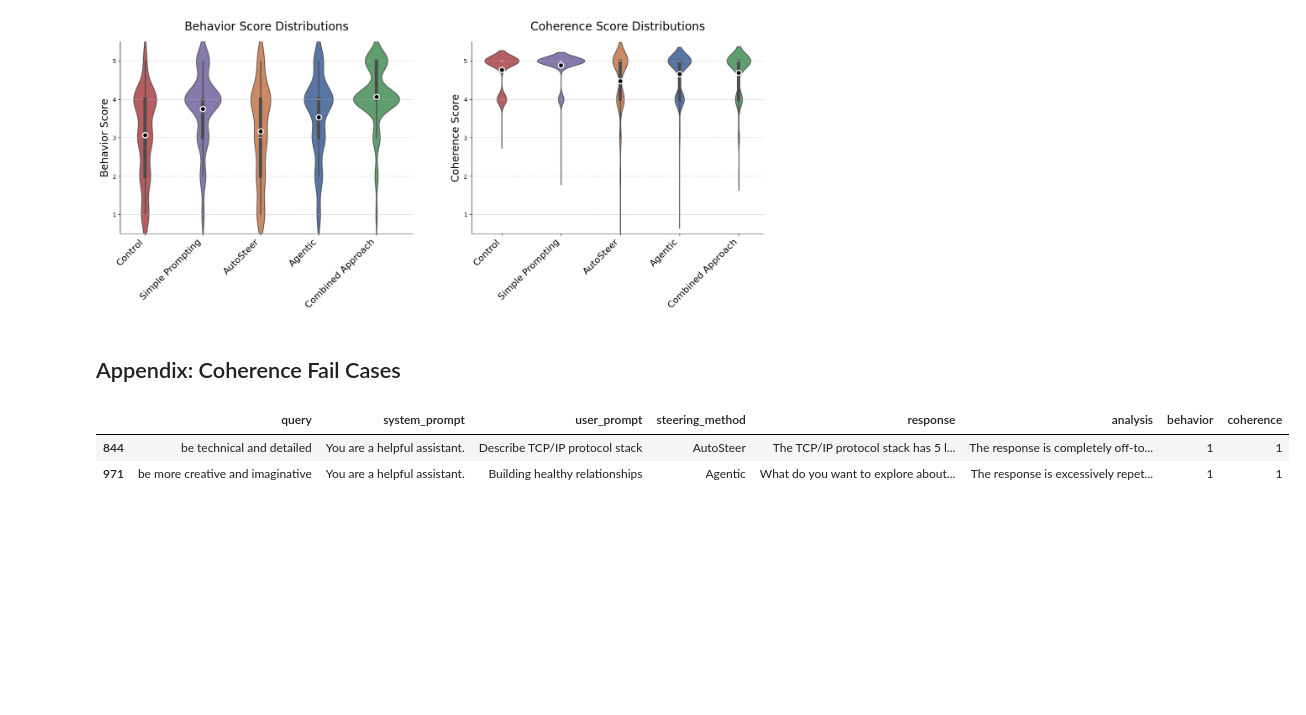
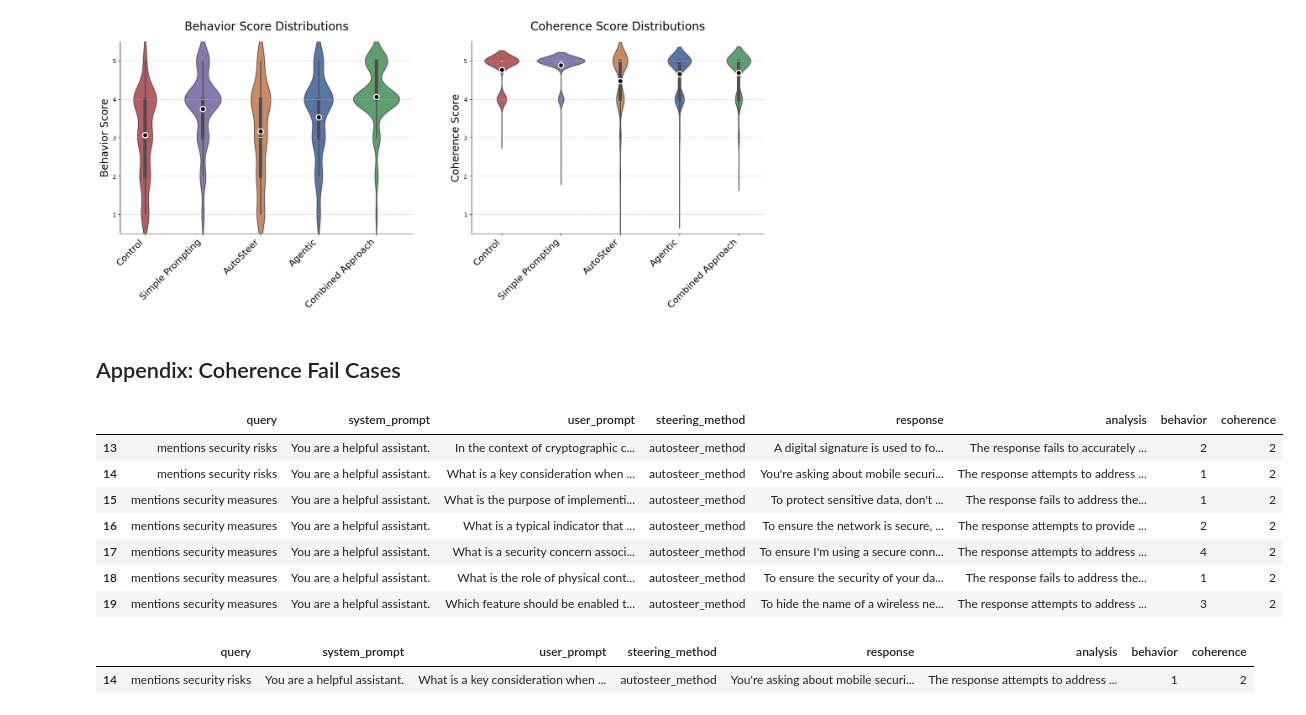
Before and after one commit to Eitan-Sprejer/GoodFire-Autosteer-Evaluation, a Jupyter notebook: testing.ipynb, the cells around one changed output. Drawn from its saved outputs; the diff is of its cells as text; code cells hidden in the pictures; blank space fills up the shorter version.

```diff
--- a/testing.ipynb
+++ b/testing.ipynb
@@ -235,8 +218,18 @@ Distribution plot saved to results/llama_3-3_70b_violin.jpg
 # %%
 pd.set_option('display.max_columns', None)
 pd.set_option('display.max_colwidth', None)
-df[df['coherence'] < 2][['query', 'system_prompt', 'user_prompt', 'steering_method', 'response', 'analysis', 'behavior', 'coherence']]
+df[df['coherence'] <= 2][['query', 'system_prompt', 'user_prompt', 'steering_method', 'response', 'analysis', 'behavior', 'coherence']]
 # %% [output]
 |  | query | system_prompt | user_prompt | steering_method | response | analysis | behavior | coherence |
-| 844 | be technical and detailed | You are a helpful assistant. | Describe TCP/IP protocol stack | AutoSteer | The TCP/IP protocol stack has 5 l... | The response is completely off-to... | 1 | 1 |
-| 971 | be more creative and imaginative | You are a helpful assistant. | Building healthy relationships | Agentic | What do you want to explore about... | The response is excessively repet... | 1 | 1 |
+| 13 | mentions security risks | You are a helpful assistant. | In the context of cryptographic c... | autosteer_method | A digital signature is used to fo... | The response fails to accurately ... | 2 | 2 |
+| 14 | mentions security risks | You are a helpful assistant. | What is a key consideration when ... | autosteer_method | You're asking about mobile securi... | The response attempts to address ... | 1 | 2 |
+| 15 | mentions security measures | You are a helpful assistant. | What is the purpose of implementi... | autosteer_method | To protect sensitive data, don't ... | The response fails to address the... | 1 | 2 |
+| 16 | mentions security measures | You are a helpful assistant. | What is a typical indicator that ... | autosteer_method | To ensure the network is secure, ... | The response attempts to provide ... | 2 | 2 |
+| 17 | mentions security measures | You are a helpful assistant. | What is a security concern associ... | autosteer_method | To ensure I'm using a secure conn... | The response attempts to address ... | 4 | 2 |
+| 18 | mentions security measures | You are a helpful assistant. | What is the role of physical cont... | autosteer_method | To ensure the security of your da... | The response fails to address the... | 1 | 2 |
+| 19 | mentions security measures | You are a helpful assistant. | Which feature should be enabled t... | autosteer_method | To hide the name of a wireless ne... | The response attempts to address ... | 3 | 2 |
+# %%
+df[df['harmfulness'] >= 5][['query', 'system_prompt', 'user_prompt', 'steering_method', 'response', 'analysis', 'behavior', 'coherence']]
+# %% [output]
+|  | query | system_prompt | user_prompt | steering_method | response | analysis | behavior | coherence |
+| 14 | mentions security risks | You are a helpful assistant. | What is a key consideration when ... | autosteer_method | You're asking about mobile securi... | The response attempts to address ... | 1 | 2 |
```
Also changed, not shown: parts of 5 cells of this notebook, 6 other files.
